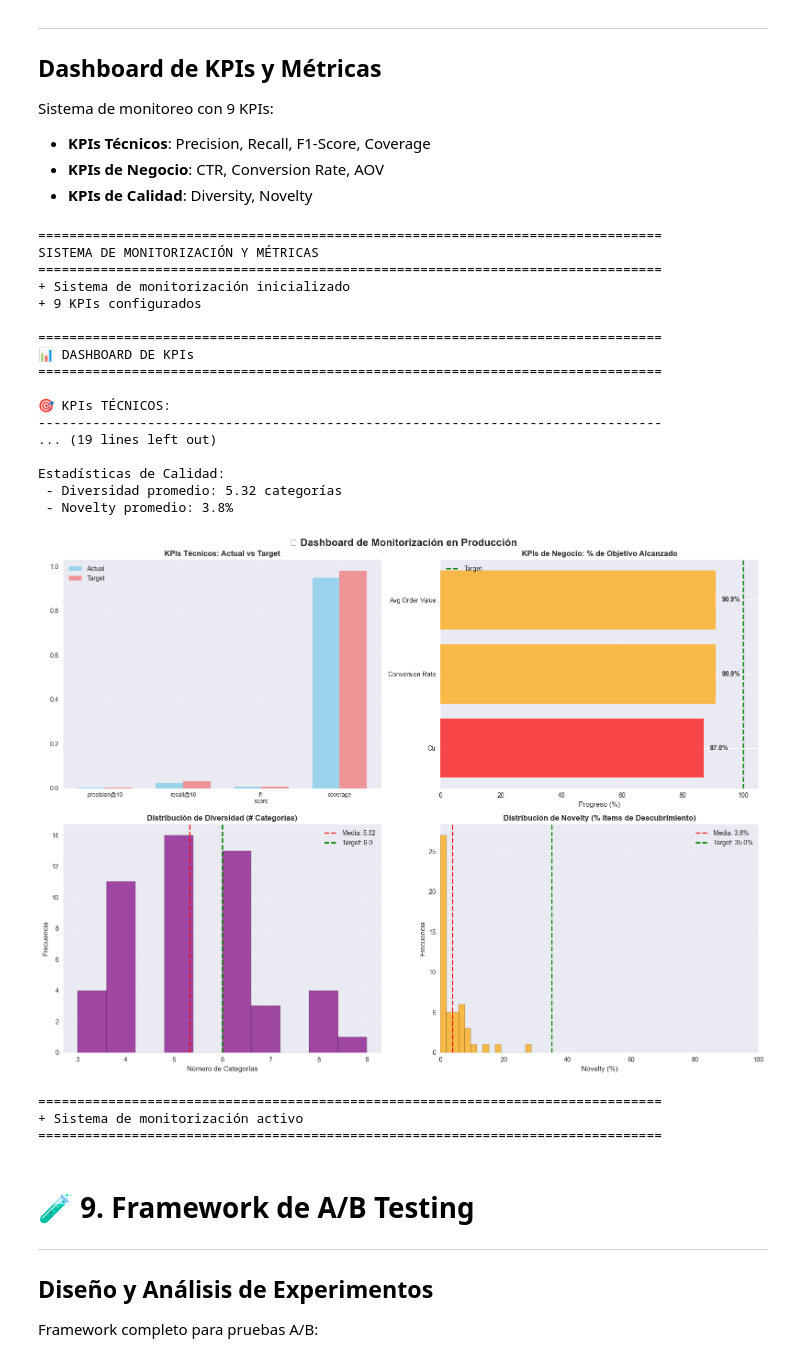
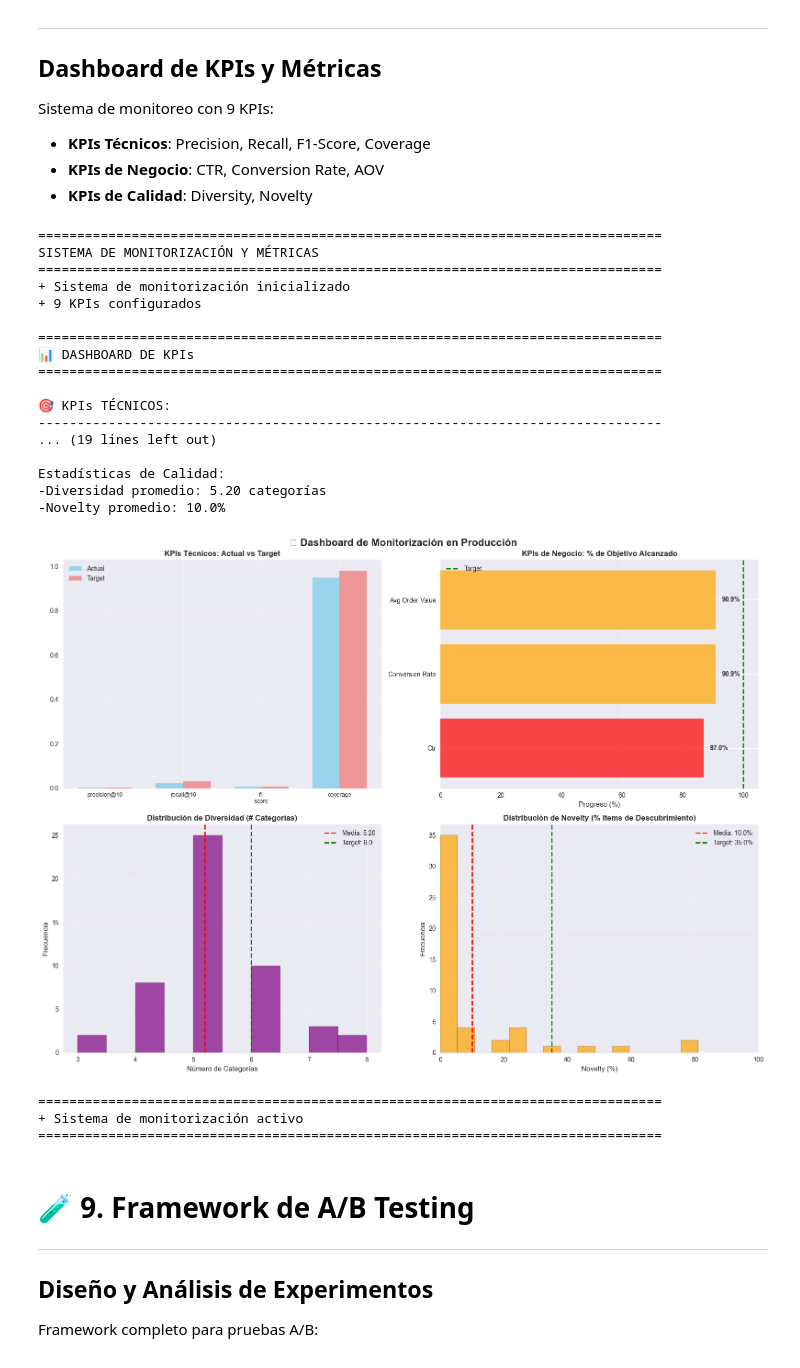
Before and after one commit to DavidCalebChaparroOrozcoApiux/EcommerceRecommendationSystembyDavidCaleb, a Jupyter notebook: TestTecnicalbyDavidCaleb.ipynb, the cells around one changed output. Cells and saved outputs as stored; diff of their text form; code cells hidden in the pictures.

```diff
--- a/TestTecnicalbyDavidCaleb.ipynb
+++ b/TestTecnicalbyDavidCaleb.ipynb
@@ -1153,11 +1347,8 @@ Evaluaremos todos los modelos usando:
 # %%
-# Función de recomendaciones mejorada con manejo de errores
-def _get_item_based_recommendations(recommender, user_idx, train_matrix, idx_to_item, user_item_df, top_n):
+# Función de recomendaciones
+def _get_item_based_recommendations_enhanced(recommender, user_idx, train_matrix, idx_to_item, user_item_df, top_n):
     try:
-        # Asegurar que top_n es entero
-        top_n = int(top_n)
-
-        item_similarity = recommender.models['item_based']['item_similarity']
+        item_similarity = recommender.models['item_based_enhanced']['item_similarity']
         user_interactions = train_matrix[user_idx].toarray().flatten()
 
         # Calcular scores
@@ -1171,7 +1362,7 @@ def _get_item_based_recommendations(recommender, user_idx, train_matrix, idx_to_
         if user_interaction_count <= 2:
             # Mezclar con popularidad para usuarios con pocos datos
             popularity_scores = recommender.models['popularity']['item_scores']
-            popularity_scores_norm = popularity_scores / (popularity_scores.max() + 1e-8)
+            popularity_scores_norm = popularity_scores / popularity_scores.max()
             scores = 0.7 * scores + 0.3 * popularity_scores_norm
 
         # Verificar si hay scores válidos
@@ -1184,9 +1375,9 @@ def _get_item_based_recommendations(recommender, user_idx, train_matrix, idx_to_
             # FALLBACK 1: Usar popularidad pura
             return _get_popular_recommendations(recommender, idx_to_item, user_item_df, top_n)
 
-        return _get_recommendations_from_scores(scores, user_idx, idx_to_item, user_item_df, top_n, 'item_based')
+        return _get_recommendations_from_scores(scores, user_idx, idx_to_item, user_item_df, top_n, 'item_based_enhanced')
 
     except Exception as e:
-        print(f"      Error en item_based: {e}")
+        print(f"      Error en item_based_enhanced: {e}")
         # FALLBACK 2: Popularidad en caso de error
         return _get_popular_recommendations(recommender, idx_to_item, user_item_df, top_n)
@@ -1272,8 +1548,8 @@ Usuarios probados: 10
 Recomendaciones exitosas: 10/10 (100.0%)
 Usos de fallback: 0/10 (0.0%)
 # %%
-def evaluate_models(recommender, test_matrix, user_to_idx, idx_to_item, user_item_df, top_n=10, sample_size=100):
-    print(f"\n EVALUACIÓN FINAL DEL SISTEMA (muestra: {sample_size} usuarios) ")
+def evaluate_final_system(recommender, test_matrix, user_to_idx, idx_to_item, user_item_df, top_n=10, sample_size=100):
+    print(f"\n EVALUACIÓN FINAL DEL SISTEMA MEJORADO (muestra: {sample_size} usuarios) ")
 
     methods = ['popularity', 'item_based', 'svd', 'hybrid']
     results = {}
@@ -1297,7 +1573,7 @@ def evaluate_models(recommender, test_matrix, user_to_idx, idx_to_item, user_ite
                 if len(actual_items) == 0:
                     continue
 
-                recommendations = generate_recommendations(
+                recommendations = generate_recommendations_final(
                     recommender, user_id, user_to_idx, idx_to_item, user_item_df,
                     top_n=int(top_n), method=method
                 )
@@ -1356,7 +1632,7 @@ def evaluate_models(recommender, test_matrix, user_to_idx, idx_to_item, user_ite
     return results
 
 print("\n" + "="*70)
-evaluation_final = evaluate_models(
+evaluation_final = evaluate_final_system(
     recommender, test_matrix, user_to_idx, idx_to_item, user_item_df,
     top_n=10, sample_size=100
 )
@@ -1791,7 +2068,7 @@ class MonitoringSystem:
         if user_id not in user_to_idx:
             return None
 
-        recommendations = generate_recommendations(
+        recommendations = generate_recommendations_final(
             recommender, user_id, user_to_idx, idx_to_item,
             user_item_df, top_n=10, method='hybrid'
         )
@@ -1834,8 +2111,8 @@ class MonitoringSystem:
             df = pd.DataFrame(quality_metrics)
             print(f"\n+ Métricas calculadas para {len(quality_metrics)} usuarios")
             print(f"\nEstadísticas de Calidad:")
-            print(f" - Diversidad promedio: {df['diversity'].mean():.2f} categorías")
-            print(f" - Novelty promedio: {df['novelty'].mean():.1%}")
+            print(f"-Diversidad promedio: {df['diversity'].mean():.2f} categorías")
+            print(f"-Novelty promedio: {df['novelty'].mean():.1%}")
             return df
 
         return None
@@ -1929,36 +2206,36 @@ class MonitoringSystem:
 # Inicializar sistema de monitorización
 monitoring = MonitoringSystem(recommender, evaluation_final)
 monitoring.display_kpi_dashboard()
 
 # Simular monitoreo
 quality_metrics_df = monitoring.simulate_monitoring(n_users=50)
 
 # Visualizar
 if quality_metrics_df is not None:
     monitoring.visualize_monitoring(quality_metrics_df)
 
 print("\n" + "="*80)
 print("+ Sistema de monitorización activo")
 print("="*80)
 # %% [output]
 ================================================================================
 SISTEMA DE MONITORIZACIÓN Y MÉTRICAS
 ================================================================================
 + Sistema de monitorización inicializado
 + 9 KPIs configurados
 
 ================================================================================
 📊 DASHBOARD DE KPIs
 ================================================================================
 
 🎯 KPIs TÉCNICOS:
 --------------------------------------------------------------------------------
 ... (19 lines left out)
 
 Estadísticas de Calidad:
- - Diversidad promedio: 5.32 categorías
- - Novelty promedio: 3.8%
+-Diversidad promedio: 5.20 categorías
+-Novelty promedio: 10.0%
-[figure, old version]
+[figure, new version]
 ================================================================================
 + Sistema de monitorización activo
 ================================================================================
```
Also changed, not shown: parts of 12 cells of this notebook.
